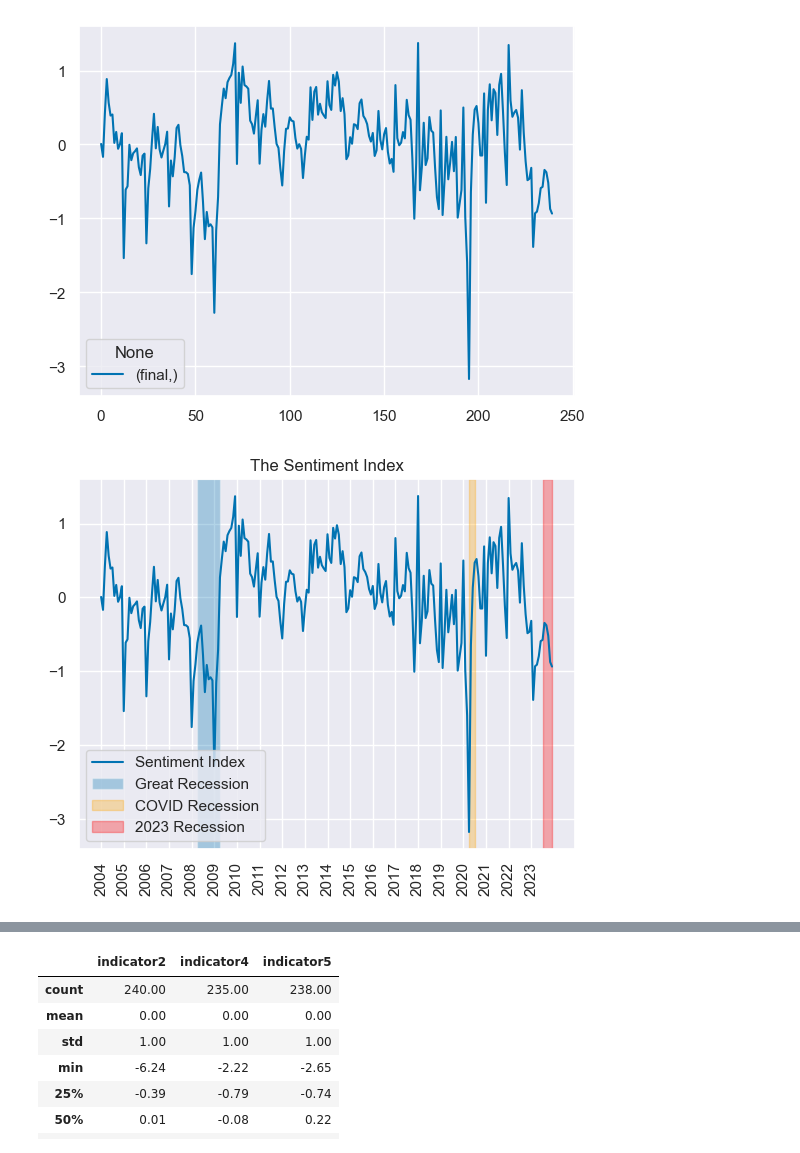
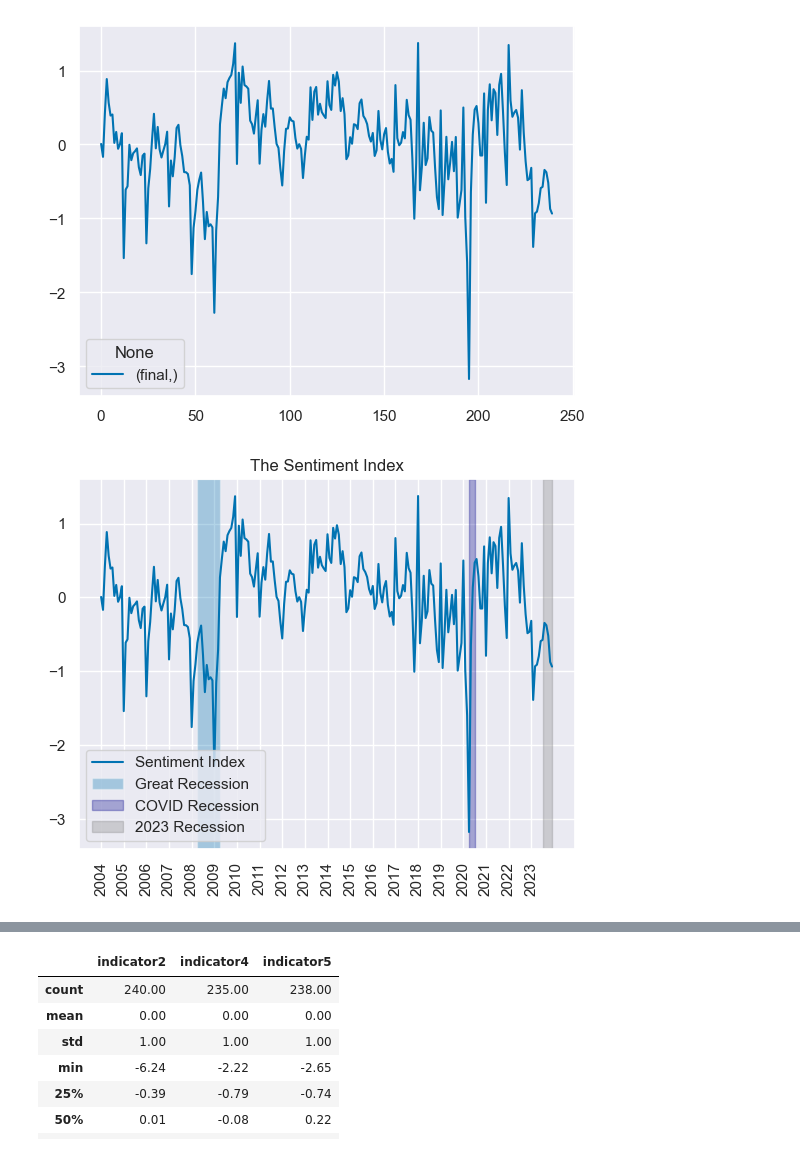
Before and after one commit to aycannon/diss, a Jupyter notebook: Compiled Indicator.ipynb, the cells around one changed output, grey strips where cells are left out. Cells and saved outputs as stored; diff of their text form; code cells hidden in the pictures.

Commit message:
some more graphs and editing diffusion index

```diff
--- a/Compiled Indicator.ipynb
+++ b/Compiled Indicator.ipynb
@@ -142,22 +142,22 @@ std_SI['period'] = SI['period']
 # %%
 january_indices = [i for i in range(len(std_SI)) if std_SI.index[i] % 12 == 0]
 
 plt.plot(std_SI['final'], label = 'Sentiment Index')
 plt.xticks(january_indices, labels = [2004, 2005, 2006, 2007, 2008, 2009, 2010, 2011, 2012, 2013, 2014, 2015, 2016, 2017, 2018, 2019, 2020, 2021, 2022, 2023], rotation = 'vertical')
 plt.title('The Sentiment Index')
 
 
 # trying to add grey area for recessions
 # index 0 is 2004 - 01
 # 2008-01 == 48
 # 2008-04 == 51
 # 2008 Q2 (51) - 2009 Q2 (63)
 # 2020 Q1 (195) - Q2 (198)
 # 2023 Q3 (234) - Q4 (239)
 plt.axvspan(51, 63, alpha = 0.3, label = 'Great Recession')
-plt.axvspan(195, 198, alpha = 0.3, label = 'COVID Recession', color = 'orange')
-plt.axvspan(234, 239, alpha = 0.3, label = '2023 Recession', color = 'red')
+plt.axvspan(195, 198, alpha = 0.3, label = 'COVID Recession', color = 'darkblue')
+plt.axvspan(234, 239, alpha = 0.3, label = '2023 Recession', color = 'grey')
 plt.legend(loc = 'lower left')
 plt.show()
 # %% [output]
-[figure, old version]
+[figure, new version]
```
Also changed, not shown: parts of 2 cells of this notebook, 1 other file.
